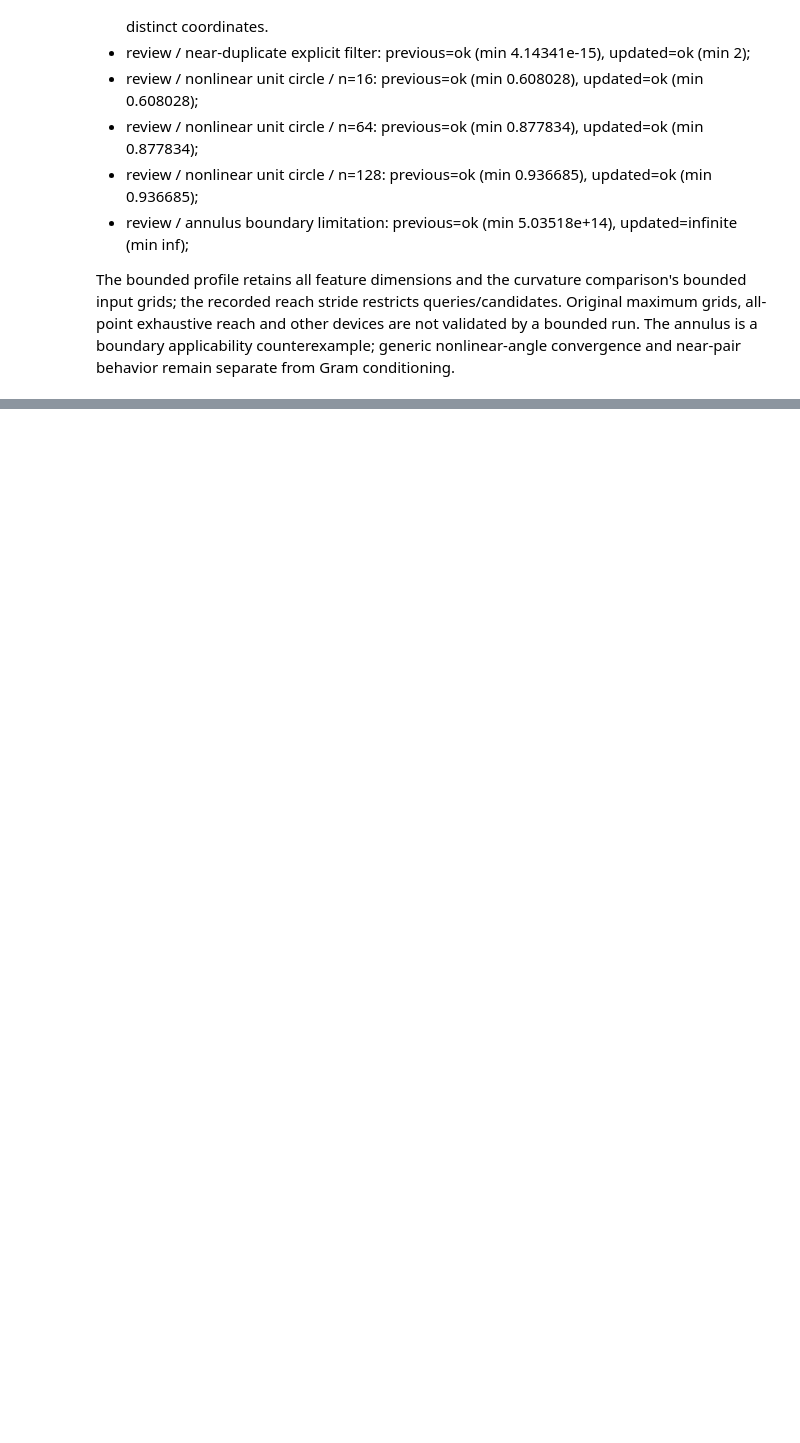
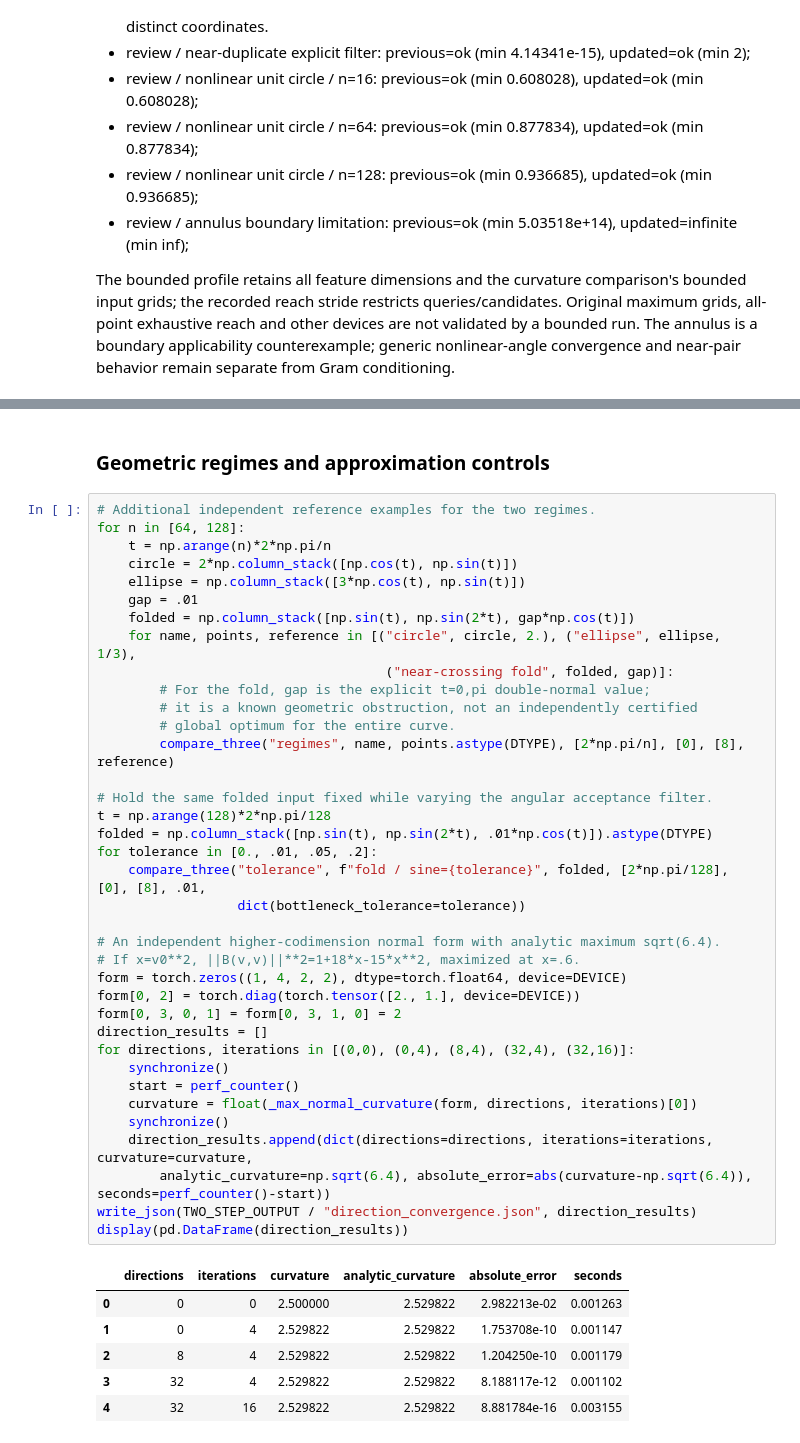
Before and after one commit to koulakis/manifold-microscope, a Jupyter notebook: notebooks/datasets_and_measures/reach_review_before_after.ipynb, the cells around one changed output, grey strips where cells are left out. Drawn from its saved outputs; the diff is of its cells as text; blank space fills up the shorter version.

```diff
--- a/notebooks/datasets_and_measures/reach_review_before_after.ipynb
+++ b/notebooks/datasets_and_measures/reach_review_before_after.ipynb
@@ -1479,0 +1719,46 @@ The bounded profile retains all feature dimensions and the curvature comparison'
+# %% [markdown]
+### Geometric regimes and approximation controls
+# %%
+# Additional independent reference examples for the two regimes.
+for n in [64, 128]:
+    t = np.arange(n)*2*np.pi/n
+    circle = 2*np.column_stack([np.cos(t), np.sin(t)])
+    ellipse = np.column_stack([3*np.cos(t), np.sin(t)])
+    gap = .01
+    folded = np.column_stack([np.sin(t), np.sin(2*t), gap*np.cos(t)])
+    for name, points, reference in [("circle", circle, 2.), ("ellipse", ellipse, 1/3),
+                                     ("near-crossing fold", folded, gap)]:
+        # For the fold, gap is the explicit t=0,pi double-normal value;
+        # it is a known geometric obstruction, not an independently certified
+        # global optimum for the entire curve.
+        compare_three("regimes", name, points.astype(DTYPE), [2*np.pi/n], [0], [8], reference)
+
+# Hold the same folded input fixed while varying the angular acceptance filter.
+t = np.arange(128)*2*np.pi/128
+folded = np.column_stack([np.sin(t), np.sin(2*t), .01*np.cos(t)]).astype(DTYPE)
+for tolerance in [0., .01, .05, .2]:
+    compare_three("tolerance", f"fold / sine={tolerance}", folded, [2*np.pi/128], [0], [8], .01,
+                  dict(bottleneck_tolerance=tolerance))
+
+# An independent higher-codimension normal form with analytic maximum sqrt(6.4).
+# If x=v0**2, ||B(v,v)||**2=1+18*x-15*x**2, maximized at x=.6.
+form = torch.zeros((1, 4, 2, 2), dtype=torch.float64, device=DEVICE)
+form[0, 2] = torch.diag(torch.tensor([2., 1.], device=DEVICE))
+form[0, 3, 0, 1] = form[0, 3, 1, 0] = 2
+direction_results = []
+for directions, iterations in [(0,0), (0,4), (8,4), (32,4), (32,16)]:
+    synchronize()
+    start = perf_counter()
+    curvature = float(_max_normal_curvature(form, directions, iterations)[0])
+    synchronize()
+    direction_results.append(dict(directions=directions, iterations=iterations, curvature=curvature,
+        analytic_curvature=np.sqrt(6.4), absolute_error=abs(curvature-np.sqrt(6.4)), seconds=perf_counter()-start))
+write_json(TWO_STEP_OUTPUT / "direction_convergence.json", direction_results)
+display(pd.DataFrame(direction_results))
+# %% [output]
+|  | directions | iterations | curvature | analytic_curvature | absolute_error | seconds |
+| 0 | 0 | 0 | 2.500000 | 2.529822 | 2.982213e-02 | 0.001263 |
+| 1 | 0 | 4 | 2.529822 | 2.529822 | 1.753708e-10 | 0.001147 |
+| 2 | 8 | 4 | 2.529822 | 2.529822 | 1.204250e-10 | 0.001179 |
+| 3 | 32 | 4 | 2.529822 | 2.529822 | 8.188117e-12 | 0.001102 |
+| 4 | 32 | 16 | 2.529822 | 2.529822 | 8.881784e-16 | 0.003155 |
```
Also changed, not shown: parts of 13 cells of this notebook, 6 other files.
